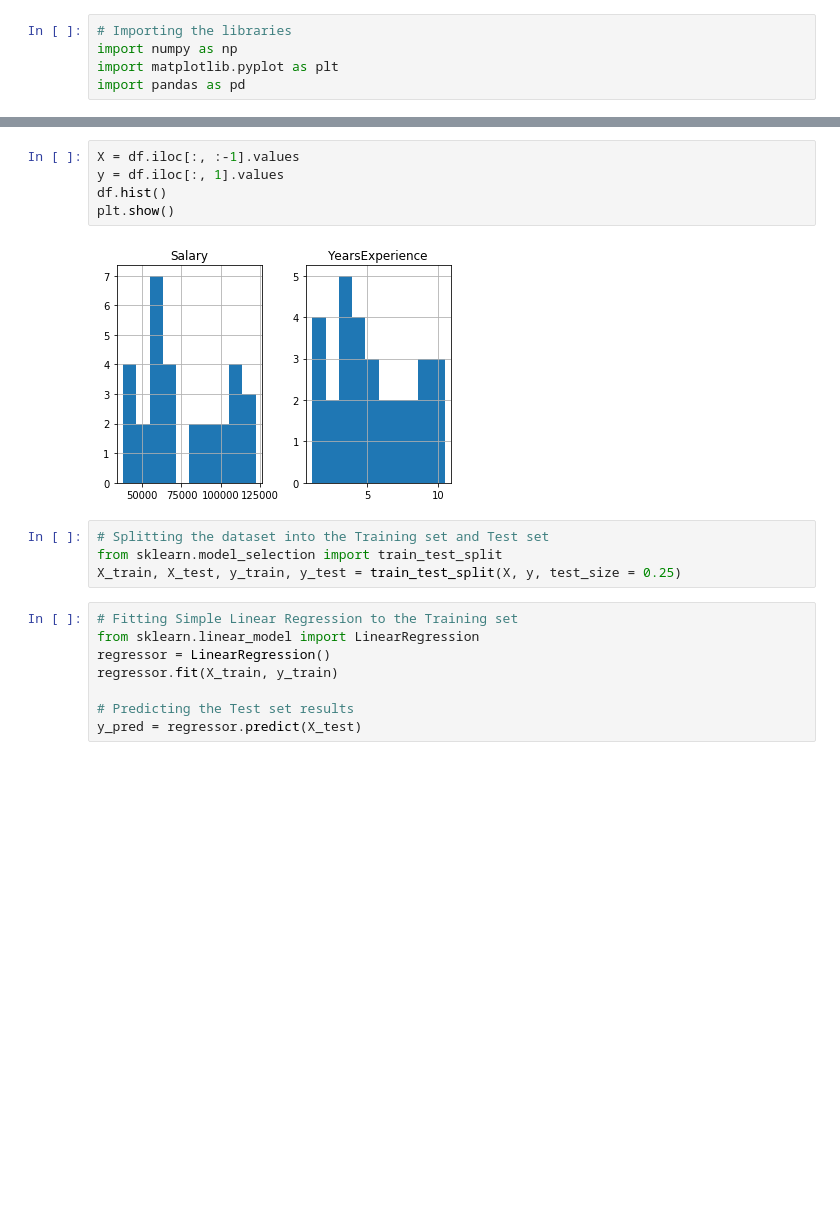
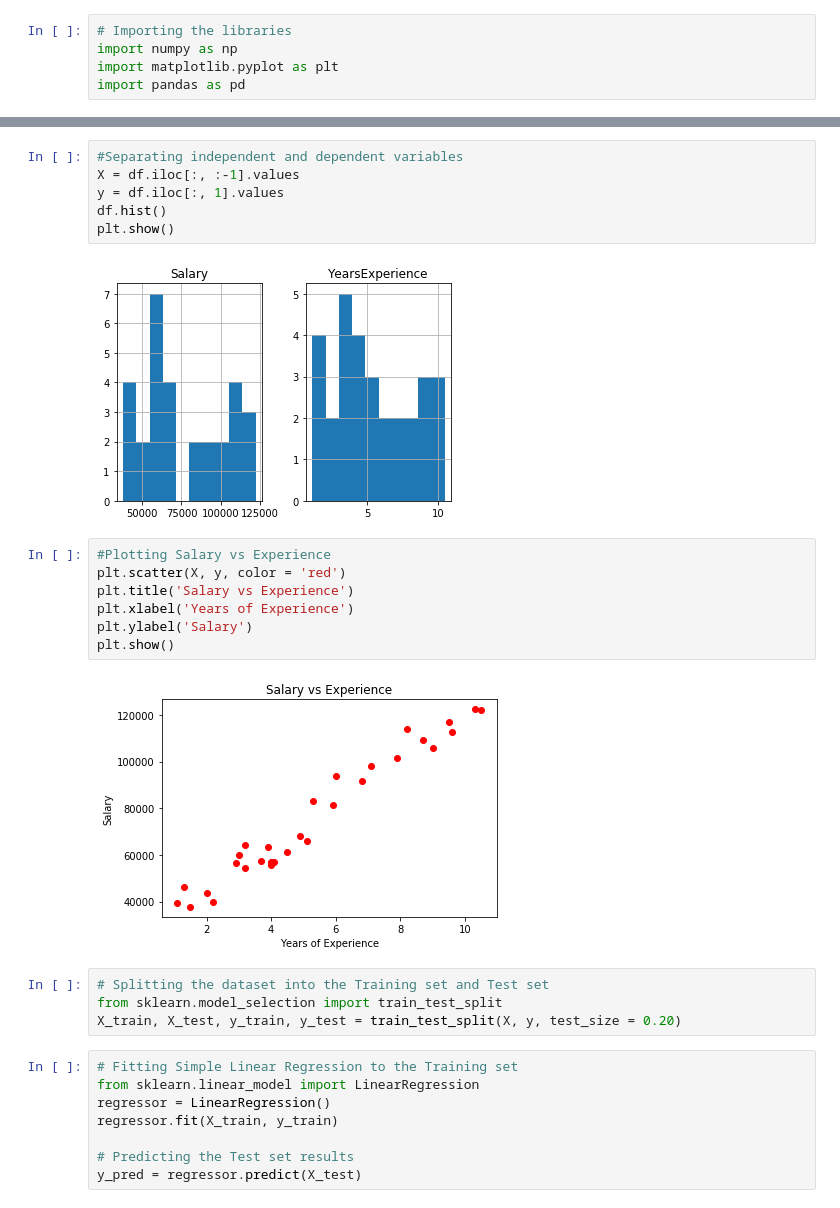
Before and after one commit to SouravRoy01/Machine-Learning, a Jupyter notebook: SimpleLinearRegression.ipynb, the cells around one changed output, grey strips where cells are left out. Cells and saved outputs as stored; diff of their text form; blank space fills up the shorter version.

```diff
--- a/SimpleLinearRegression.ipynb
+++ b/SimpleLinearRegression.ipynb
@@ -30,14 +40,24 @@ df.describe()
 # %%
+#Separating independent and dependent variables
 X = df.iloc[:, :-1].values
 y = df.iloc[:, 1].values
 df.hist()
 plt.show()
 # %% [output]
 [figure]
+# %%
+#Plotting Salary vs Experience
+plt.scatter(X, y, color = 'red')
+plt.title('Salary vs Experience')
+plt.xlabel('Years of Experience')
+plt.ylabel('Salary')
+plt.show()
+# %% [output]
+[figure, added]
 # %%
 # Splitting the dataset into the Training set and Test set
 from sklearn.model_selection import train_test_split
-X_train, X_test, y_train, y_test = train_test_split(X, y, test_size = 0.25)
+X_train, X_test, y_train, y_test = train_test_split(X, y, test_size = 0.20)
 # %%
 # Fitting Simple Linear Regression to the Training set
 from sklearn.linear_model import LinearRegression
```
Also changed, not shown: parts of 7 cells of this notebook.
